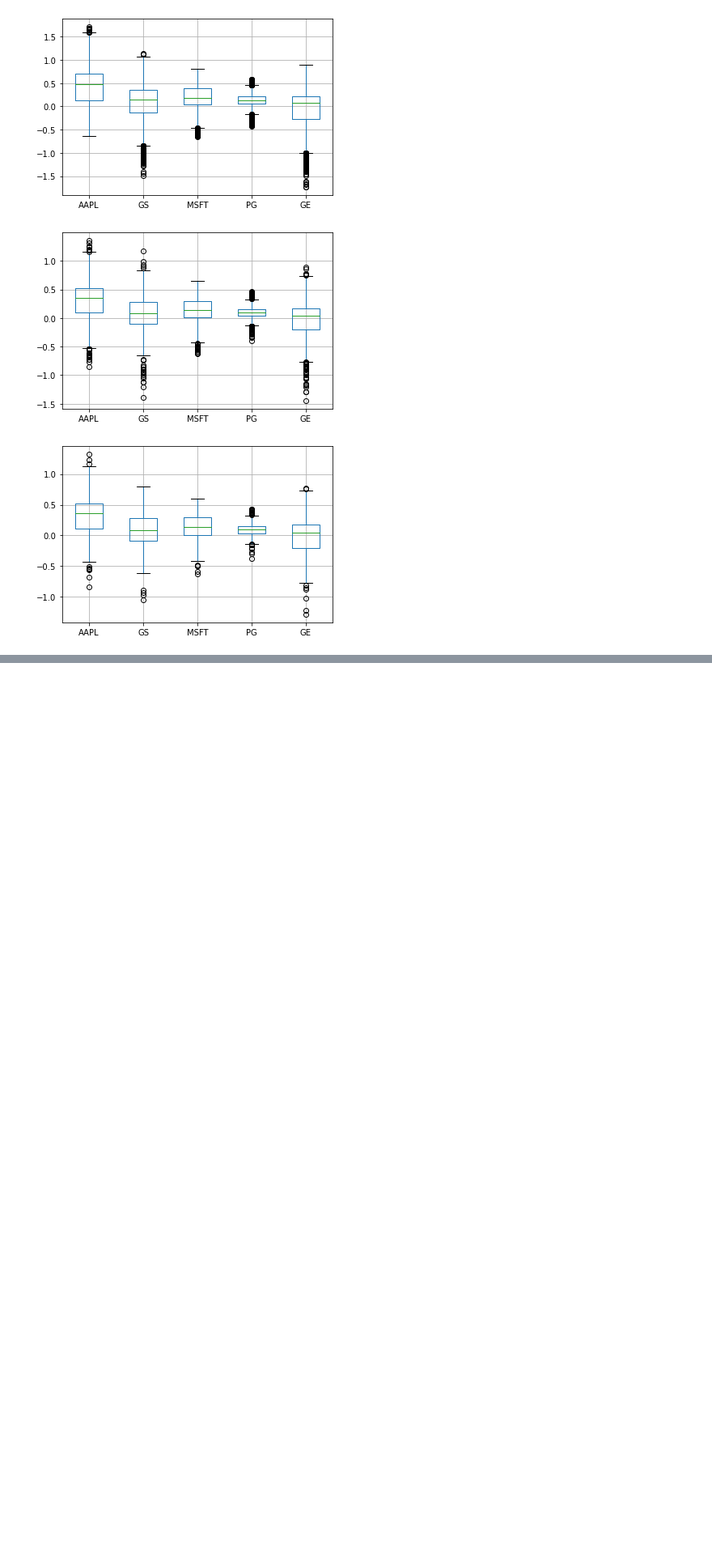
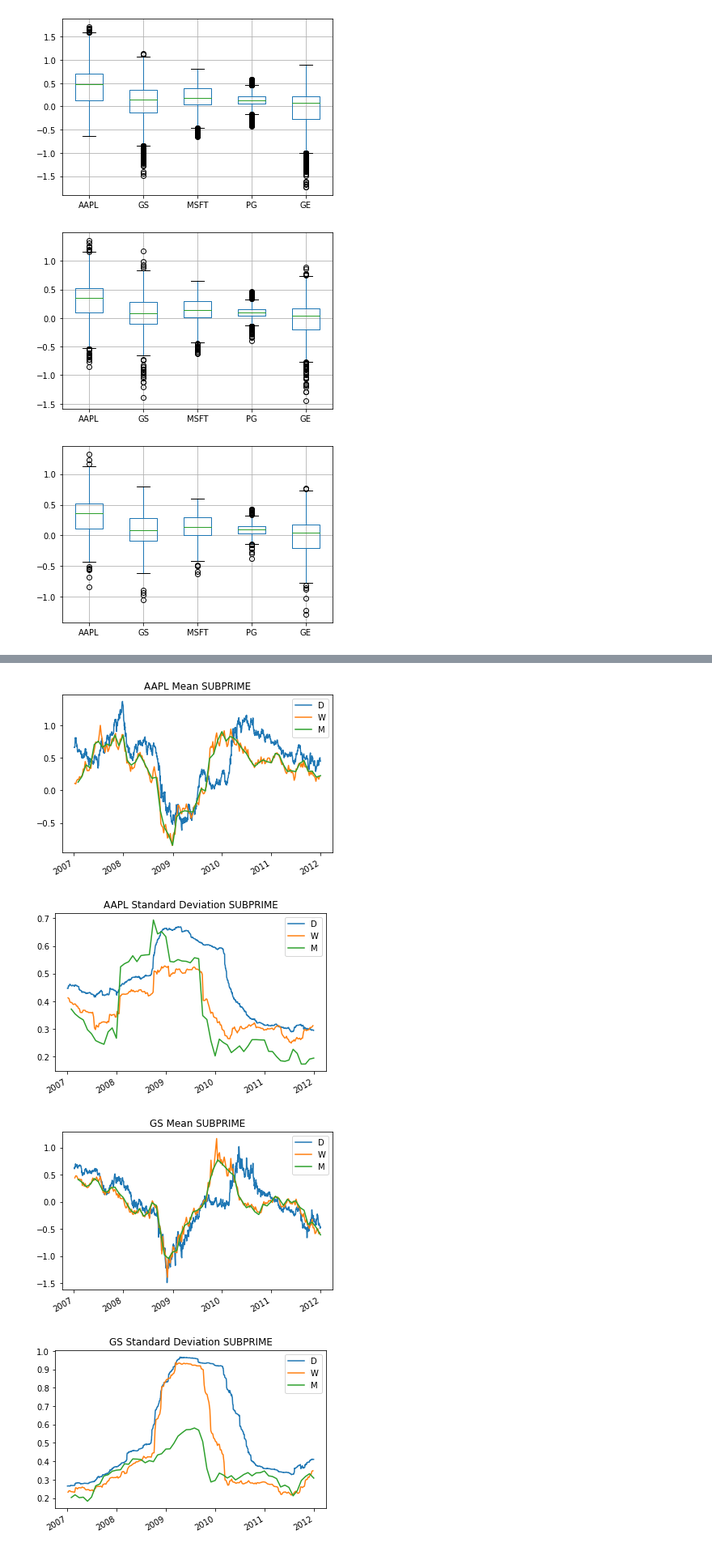
Before and after one commit to djoleglc/Investments, a Jupyter notebook: Investment_PS1_EX4.ipynb, the cells around one changed output, grey strips where cells are left out. Shown at 81% size. Cells and saved outputs as stored; diff of their text form; code cells hidden in the pictures; blank space fills up the shorter version.

```diff
--- a/Investment_PS1_EX4.ipynb
+++ b/Investment_PS1_EX4.ipynb
@@ -138,0 +170,27 @@ dtype: float64
+# %%
+
+#visualize a little bit better the period of subprime crisis in 2008
+def subprime_period(dataset):
+    up = dataset.loc[dataset.index > "2007-01-01"]
+    return up.loc[up.index < "2012-01-01"]
+
+for n in newdata.columns:
+    subprime_period(mean_from_daily)[n].plot(label="D")
+    subprime_period(mean_from_weekly)[n].plot(label="W")
+    subprime_period(mean_from_monthly)[n].plot(label="M")
+    plt.legend()
+    plt.title(f"{n} Mean SUBPRIME")
+    plt.show()
+
+    #test to see if it works
+    subprime_period(std_from_daily)[n].plot(label="D")
+    subprime_period(std_from_weekly)[n].plot(label="W")
+    subprime_period(std_from_monthly)[n].plot(label="M")
+    plt.legend()
+    plt.title(f"{n} Standard Deviation SUBPRIME")
+    plt.show()
+# %% [output]
+[figure, added]
+[figure, added]
+[figure, added]
+[figure, added]
```
Also changed, not shown: parts of 2 cells of this notebook.
